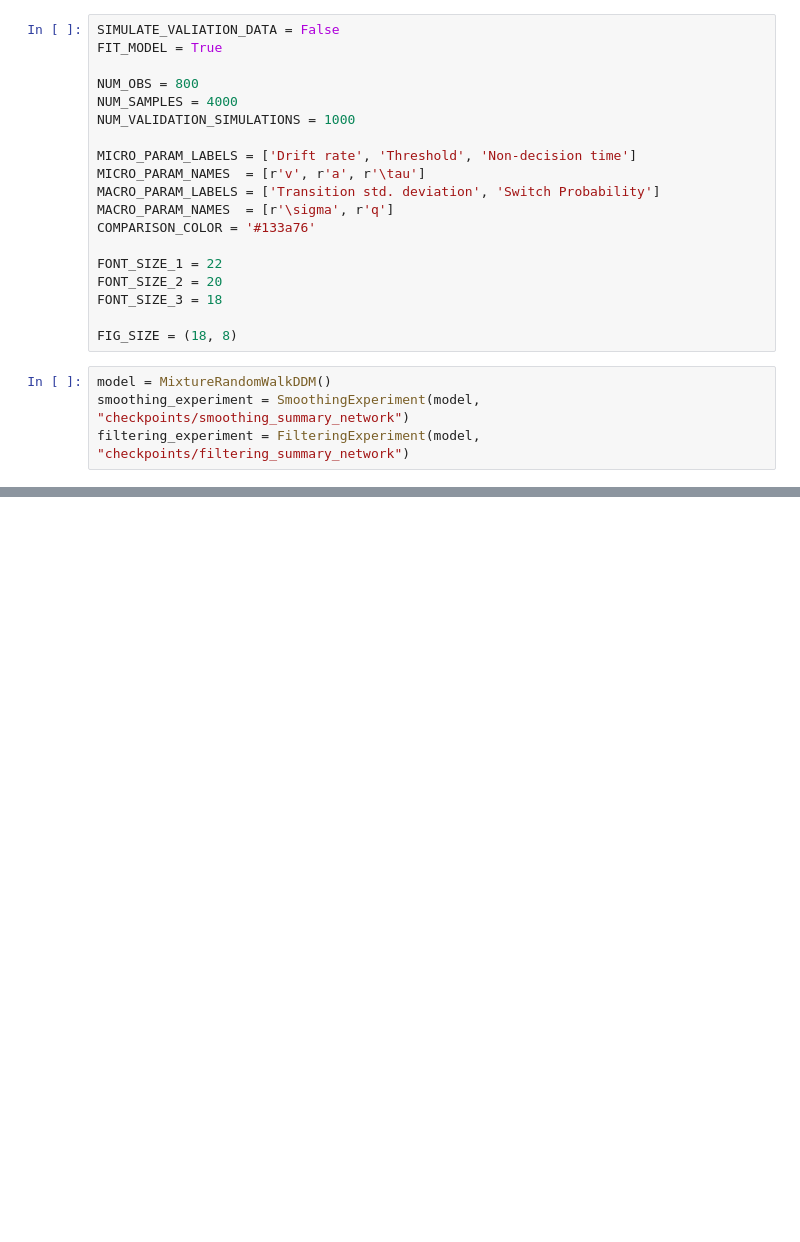
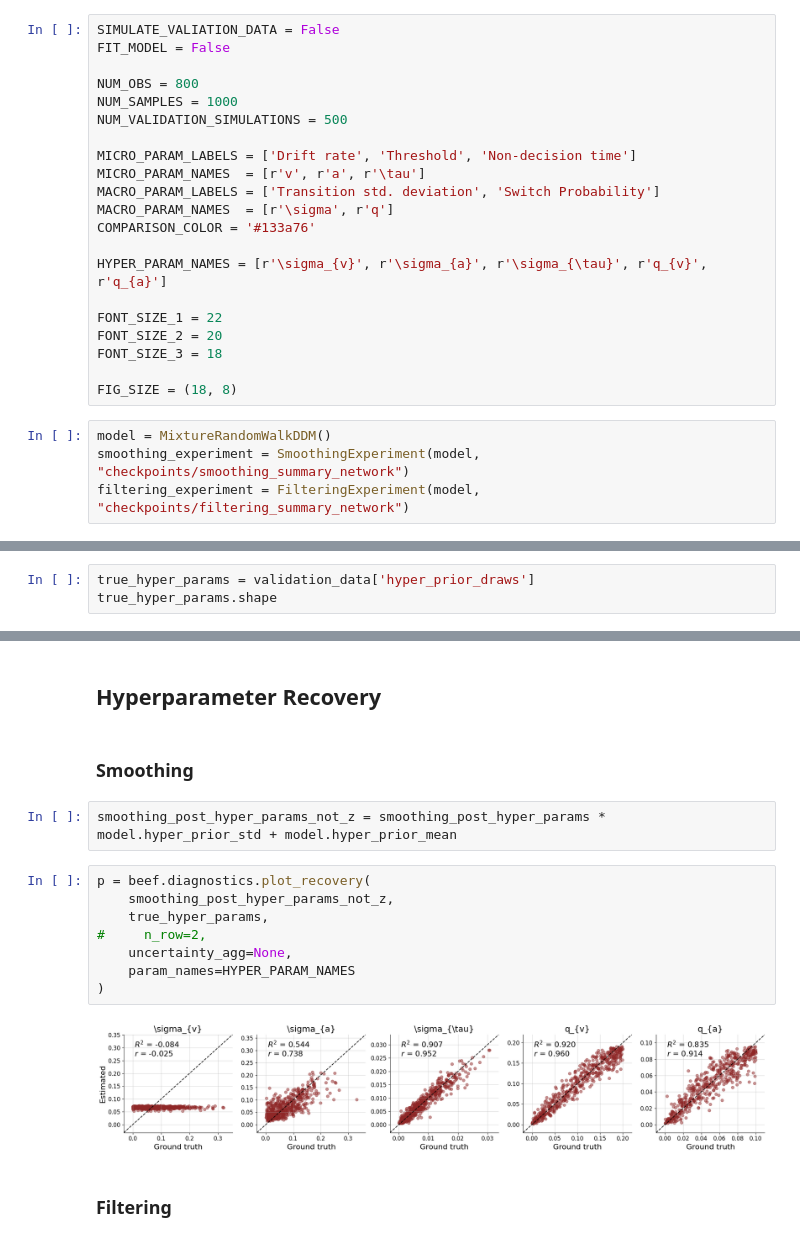
Before and after one commit to bayesflow-org/Non-Stationary-DDM-Validation, a Jupyter notebook: applications/smoothing/notebooks/networks_evaluation.ipynb, the cells around one changed output, grey strips where cells are left out. Drawn from its saved outputs; the diff is of its cells as text; blank space fills up the shorter version.

```diff
--- a/applications/smoothing/notebooks/networks_evaluation.ipynb
+++ b/applications/smoothing/notebooks/networks_evaluation.ipynb
@@ -18,10 +23,10 @@ from models import MixtureRandomWalkDDM
 # %%
 SIMULATE_VALIATION_DATA = False
-FIT_MODEL = True
+FIT_MODEL = False
 
 NUM_OBS = 800
-NUM_SAMPLES = 4000
-NUM_VALIDATION_SIMULATIONS = 1000
+NUM_SAMPLES = 1000
+NUM_VALIDATION_SIMULATIONS = 500
 
 MICRO_PARAM_LABELS = ['Drift rate', 'Threshold', 'Non-decision time']
 MICRO_PARAM_NAMES  = [r'v', r'a', r'\tau']
@@ -29,6 +34,8 @@ MACRO_PARAM_LABELS = ['Transition std. deviation', 'Switch Probability']
 MACRO_PARAM_NAMES  = [r'\sigma', r'q']
 COMPARISON_COLOR = '#133a76'
 
+HYPER_PARAM_NAMES = [r'\sigma_{v}', r'\sigma_{a}', r'\sigma_{\tau}', r'q_{v}', r'q_{a}']
+
 FONT_SIZE_1 = 22
 FONT_SIZE_2 = 20
 FONT_SIZE_3 = 18
@@ -46,3 +54,6 @@ if SIMULATE_VALIATION_DATA:
 else:
     with open('../data/validation_data.pkl', 'rb') as f:
         validation_data = pickle.load(f)
+# %%
+true_hyper_params = validation_data['hyper_prior_draws']
+true_hyper_params.shape
@@ -69,0 +103,18 @@ else:
+# %% [markdown]
+## Hyperparameter Recovery
+# %% [markdown]
+### Smoothing
+# %%
+smoothing_post_hyper_params_not_z = smoothing_post_hyper_params * model.hyper_prior_std + model.hyper_prior_mean
+# %%
+p = beef.diagnostics.plot_recovery(
+    smoothing_post_hyper_params_not_z,
+    true_hyper_params,
+#     n_row=2,
+    uncertainty_agg=None,
+    param_names=HYPER_PARAM_NAMES
+)
+# %% [output]
+[figure, added]
+# %% [markdown]
+### Filtering
```
Also changed, not shown: parts of 6 cells of this notebook.
